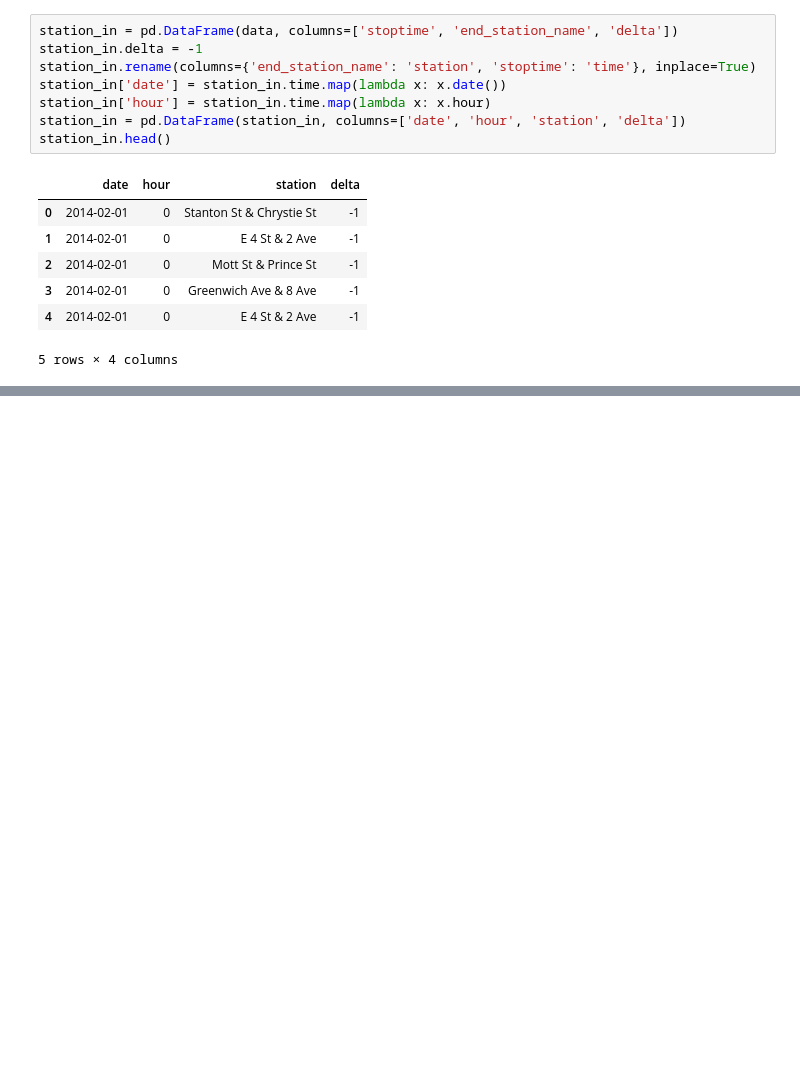
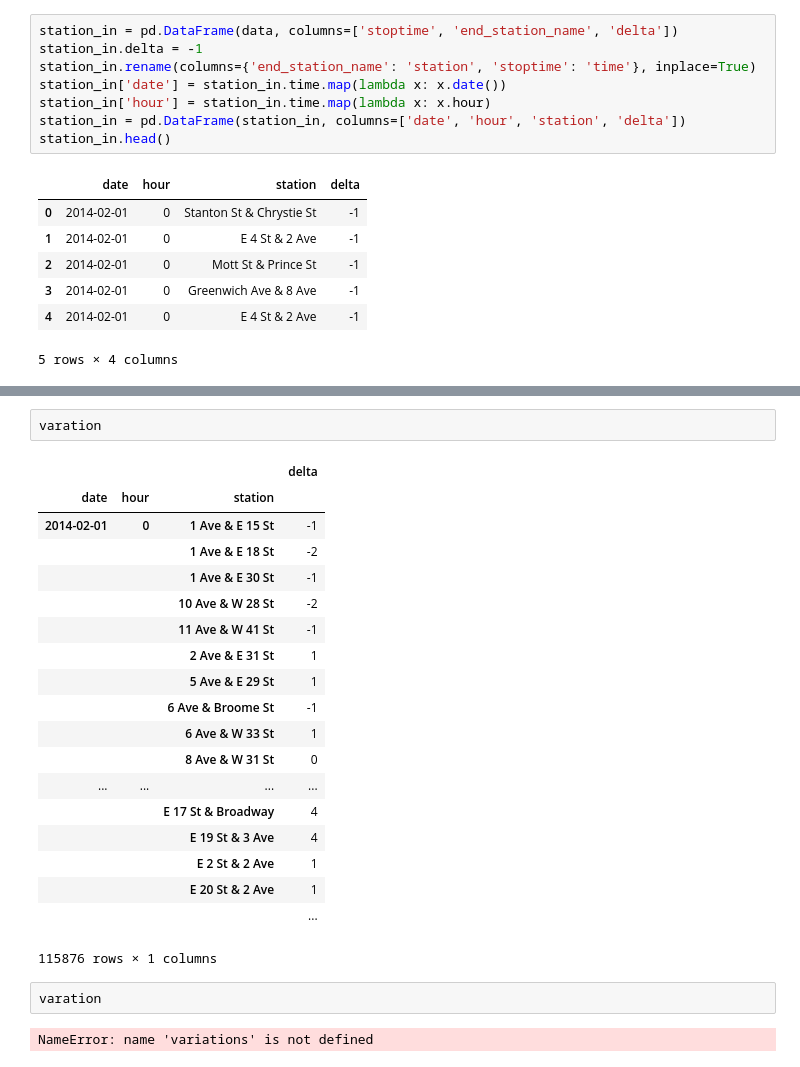
Before and after one commit to denisgarci/nycb, a Jupyter notebook: nycb.ipynb, the cells around one changed output, grey strips where cells are left out. Cells and saved outputs as stored; diff of their text form; blank space fills up the shorter version.

```diff
--- a/nycb.ipynb
+++ b/nycb.ipynb
@@ -96,0 +89,26 @@ station_in.apply?
+# %%
+varation
+# %% [output]
+|  |  |  | delta |
+| date | hour | station |  |
+| 2014-02-01 | 0 | 1 Ave & E 15 St | -1 |
+|  |  | 1 Ave & E 18 St | -2 |
+|  |  | 1 Ave & E 30 St | -1 |
+|  |  | 10 Ave & W 28 St | -2 |
+|  |  | 11 Ave & W 41 St | -1 |
+|  |  | 2 Ave & E 31 St | 1 |
+|  |  | 5 Ave & E 29 St | 1 |
+|  |  | 6 Ave & Broome St | -1 |
+|  |  | 6 Ave & W 33 St | 1 |
+|  |  | 8 Ave & W 31 St | 0 |
+| ... | ... | ... | ... |
+|  |  | E 17 St & Broadway | 4 |
+|  |  | E 19 St & 3 Ave | 4 |
+|  |  | E 2 St & 2 Ave | 1 |
+|  |  | E 20 St & 2 Ave | 1 |
+|  |  |  | ... |
+115876 rows × 1 columns
+# %%
+varation
+# %% [output]
+NameError: name 'variations' is not defined
```
Also changed, not shown: parts of 10 cells of this notebook.
